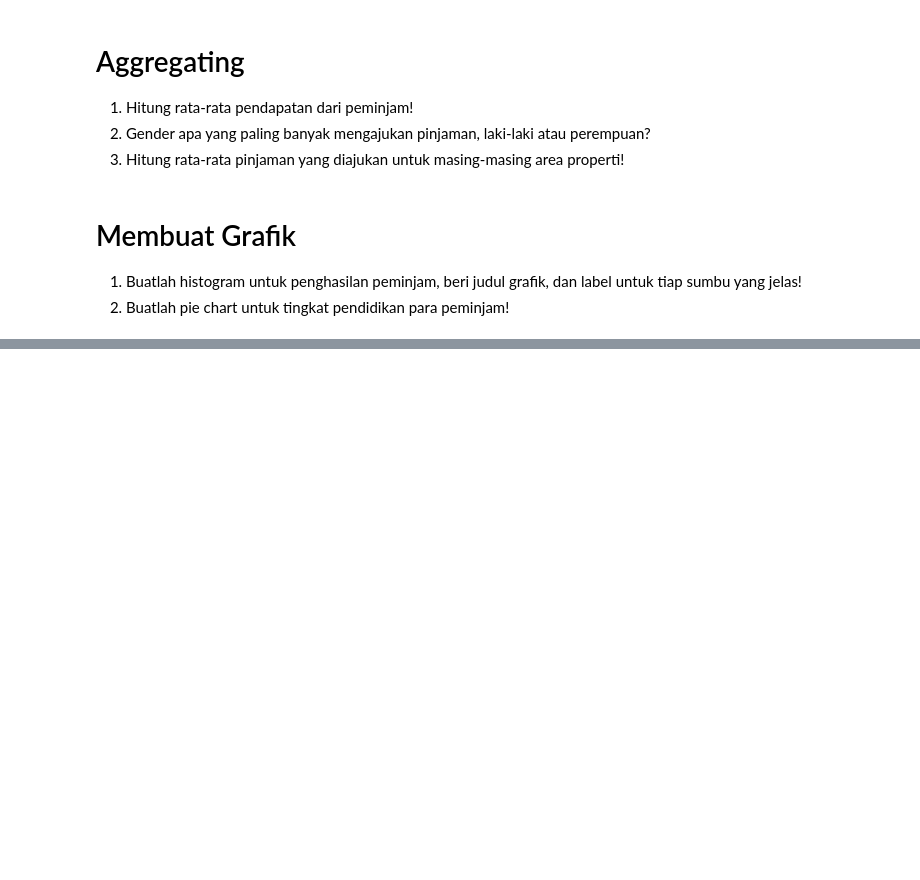
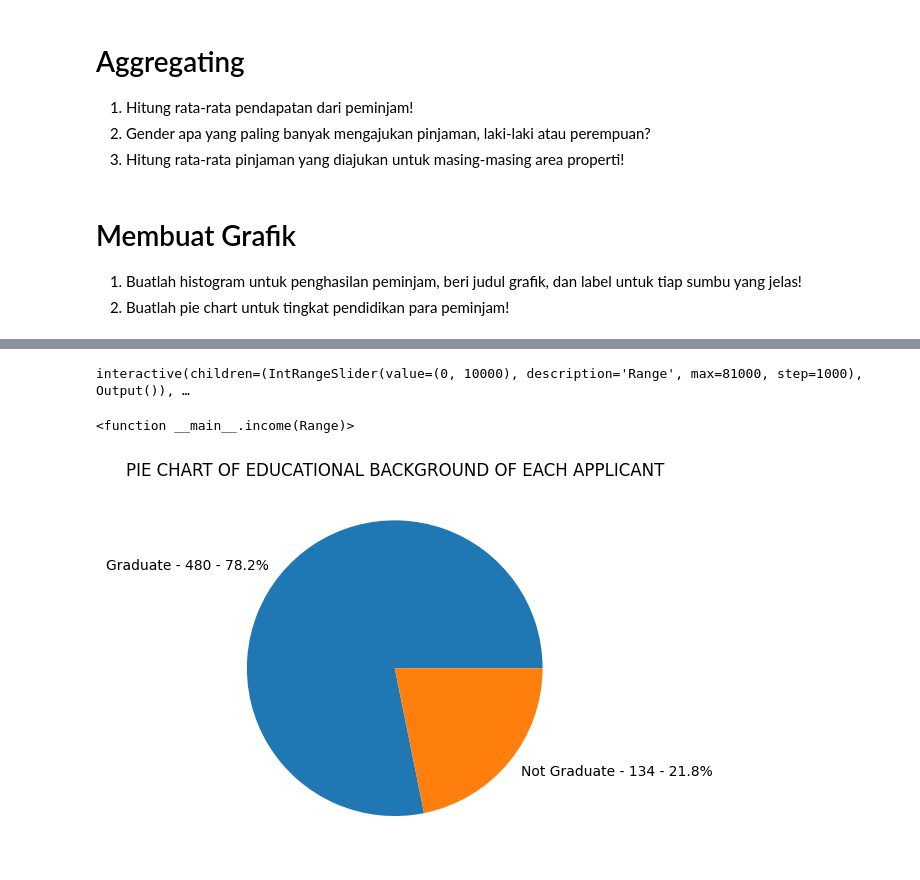
Before and after one commit to jawaraganesha/GDSC_DataScience101, a Jupyter notebook: GDSC_Data_Science_101.ipynb, the cells around one changed output, grey strips where cells are left out. Cells and saved outputs as stored; diff of their text form; code cells hidden in the pictures; blank space fills up the shorter version.

```diff
--- a/GDSC_Data_Science_101.ipynb
+++ b/GDSC_Data_Science_101.ipynb
@@ -102,0 +127,28 @@ data.columns.tolist()
+# %%
+# MEMBUAT GRAFIK NO. 1
+def income(Range):
+    a = Range[0]; b = Range[1]
+    graph_data = data["ApplicantIncome"].to_list()
+    xbins = [i for i in range(a,b+1000,1000)]
+    plt.title("INCOME OF APPLICANT")
+    plt.xlabel("INCOME")
+    plt.ylabel("TOTAL")
+    plt.xticks(xbins)
+    plt.grid()
+    plt.hist(graph_data, density = False, bins = xbins, rwidth = 0.8)
+    plt.show()
+ipywidgets.interact(income, Range = ipywidgets.IntRangeSlider(min = 0, max = data["ApplicantIncome"].max(), value = (0,10000), step = 1000))
+# %% [output]
+interactive(children=(IntRangeSlider(value=(0, 10000), description='Range', max=81000, step=1000), Output()), …
+<function __main__.income(Range)>
+# %%
+# MEMBUAT GRAFIK NO. 3
+Graduate = len(data.loc[data["Education"] == "Graduate"])
+Not_Graduate = len(data.loc[data["Education"] == "Not Graduate"])
+total = Graduate + Not_Graduate
+label = [f"Graduate - {Graduate} - {round(Graduate/total*100, 1)}%", f"Not Graduate - {Not_Graduate} - {round(Not_Graduate/total*100, 1)}%"]
+plt.title("PIE CHART OF EDUCATIONAL BACKGROUND OF EACH APPLICANT")
+plt.pie([Graduate, Not_Graduate], labels = label)
+plt.show()
+# %% [output]
+[figure, added]
```
Also changed, not shown: parts of 7 cells of this notebook.
